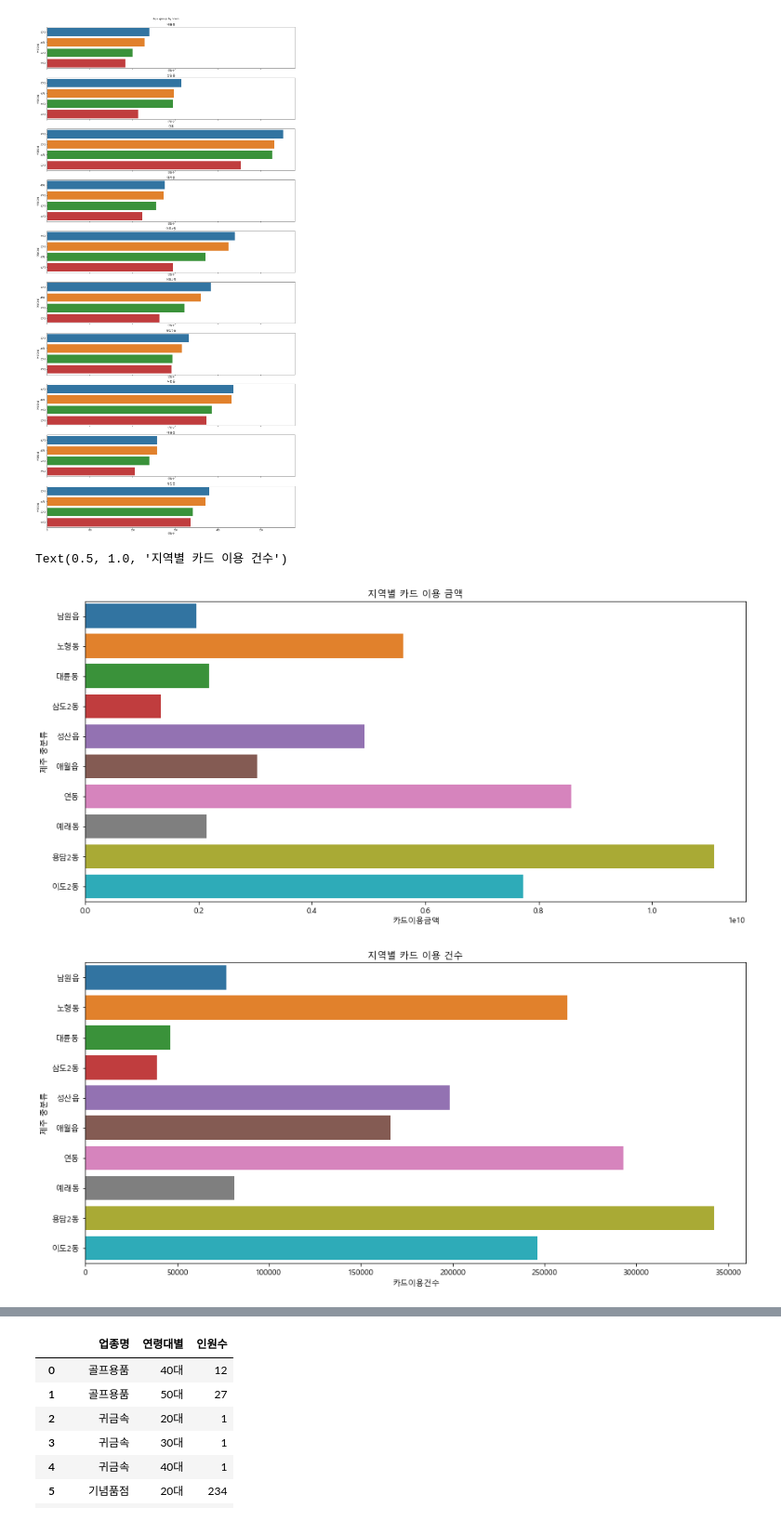
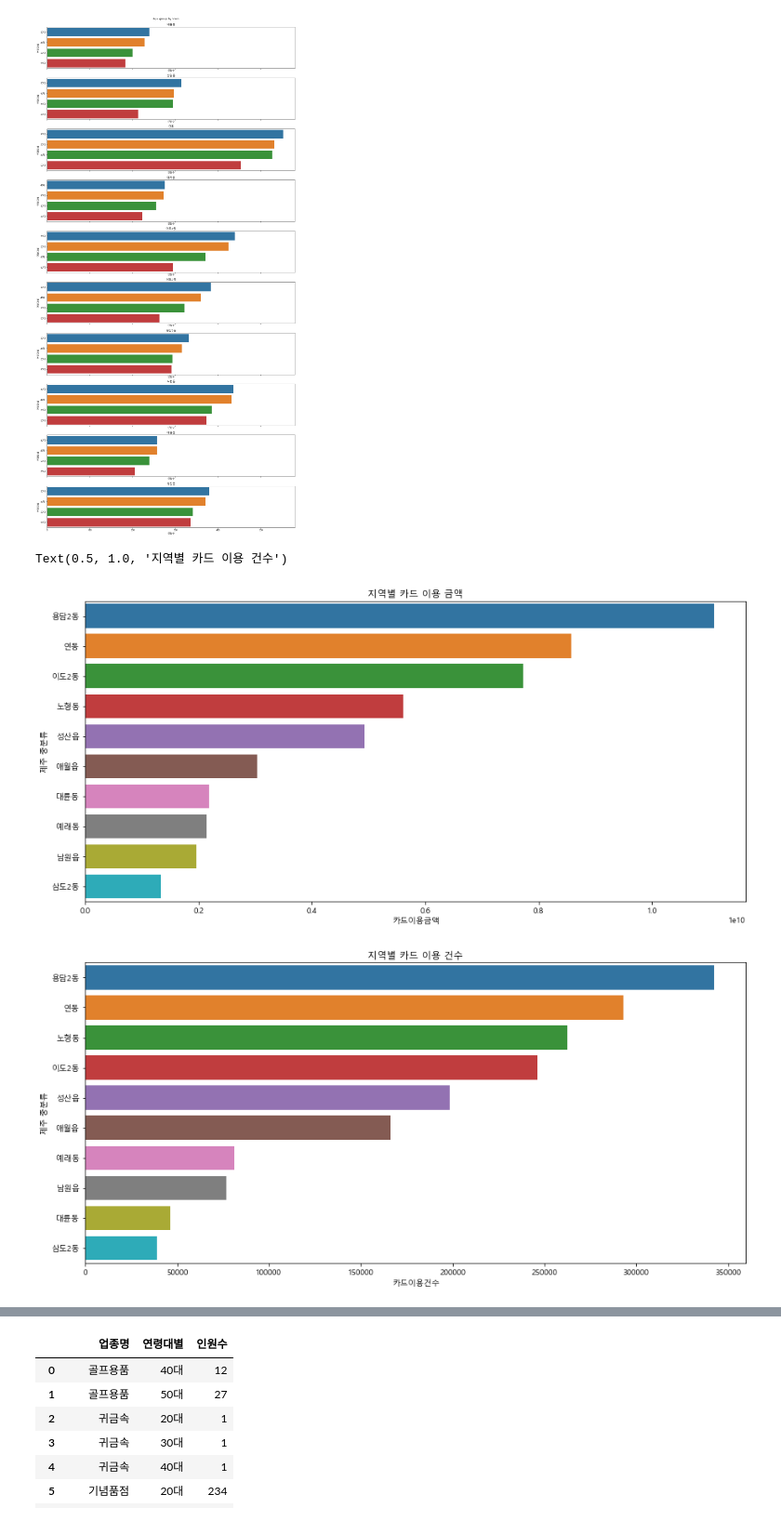
Before and after one commit to So-chankyun/consumption-pattern-analysis-of-jeju-tourist, a Jupyter notebook: consumption pattern analysis of jeju tourist.ipynb, the cells around one changed output, grey strips where cells are left out. Shown at 93% size. Cells and saved outputs as stored; diff of their text form; code cells hidden in the pictures.

```diff
--- a/consumption pattern analysis of jeju tourist.ipynb
+++ b/consumption pattern analysis of jeju tourist.ipynb
@@ -401,18 +530,18 @@ Text(0.5, 0.98, 'Age group by town')
 # %%
 # 지역별 카드 이용 금액
 card_usage_amount_town = data.groupby('제주 중분류')['카드이용금액'].sum()
 card_usage_amount_town_df = card_usage_amount_town.to_frame('카드이용금액').reset_index()
 plt.figure(figsize=(15,7))
-ax= sns.barplot(x='카드이용금액',y='제주 중분류',data=card_usage_amount_town_df)
+ax= sns.barplot(x='카드이용금액',y='제주 중분류',data=card_usage_amount_town_df.sort_values(by='카드이용금액',ascending=False))
 ax.set_title('지역별 카드 이용 금액')
 
 # 지역별 카드 이용 건수
 number_of_card_usage_by_town = data.groupby('제주 중분류')['카드이용건수'].sum()
 number_of_card_usage_by_town_df = number_of_card_usage_by_town.to_frame('카드이용건수').reset_index()
 plt.figure(figsize=(15,7))
-ax= sns.barplot(x='카드이용건수',y='제주 중분류',data=number_of_card_usage_by_town_df)
+ax= sns.barplot(x='카드이용건수',y='제주 중분류',data=number_of_card_usage_by_town_df.sort_values(by='카드이용건수',ascending=False))
 ax.set_title('지역별 카드 이용 건수')
 # %% [output]
 Text(0.5, 1.0, '지역별 카드 이용 건수')
-[figure, old version]
+[figure, new version]
-[figure, old version]
+[figure, new version]
```
Also changed, not shown: parts of 38 cells of this notebook, 1 other file.
